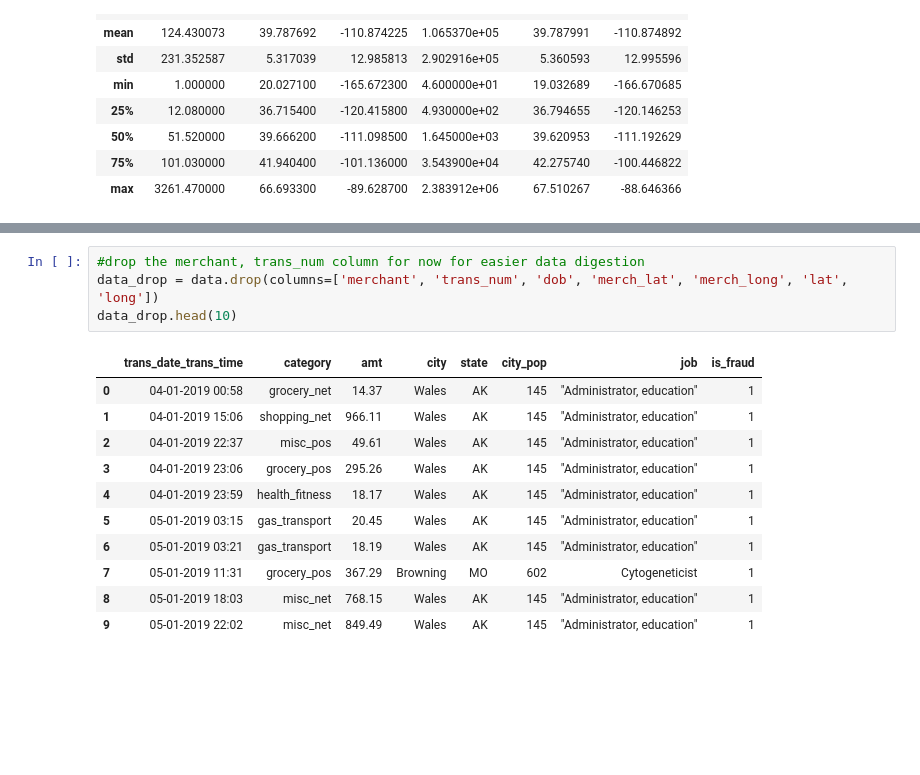
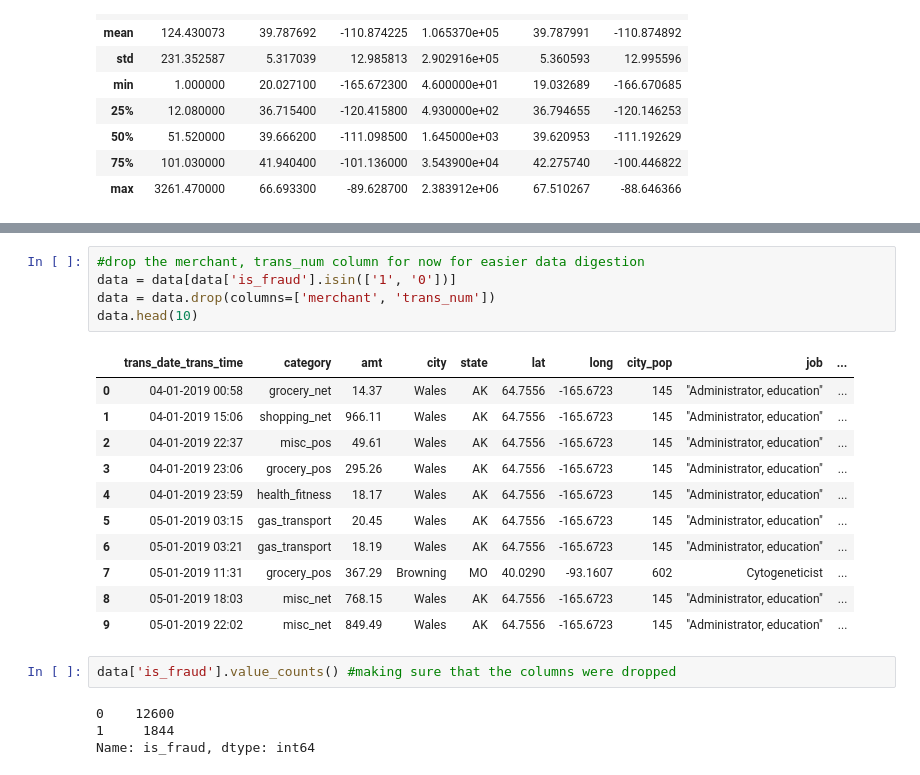
Before and after one commit to crouchbindcommit/credit-frauder, a Jupyter notebook: credit-card-fraud-detect.ipynb, the cells around one changed output, grey strips where cells are left out. Saved outputs shown, nothing was run; the diff lists cells and outputs as text; blank space fills up the shorter version.

```diff
--- a/credit-card-fraud-detect.ipynb
+++ b/credit-card-fraud-detect.ipynb
@@ -39,18 +85,25 @@ data.describe()
 # %%
 #drop the merchant, trans_num column for now for easier data digestion
-data_drop = data.drop(columns=['merchant', 'trans_num', 'dob', 'merch_lat', 'merch_long', 'lat', 'long'])
-data_drop.head(10)
+data = data[data['is_fraud'].isin(['1', '0'])]
+data = data.drop(columns=['merchant', 'trans_num'])
+data.head(10)
 # %% [output]
-|  | trans_date_trans_time | category | amt | city | state | city_pop | job | is_fraud |
-| 0 | 04-01-2019 00:58 | grocery_net | 14.37 | Wales | AK | 145 | "Administrator, education" | 1 |
-| 1 | 04-01-2019 15:06 | shopping_net | 966.11 | Wales | AK | 145 | "Administrator, education" | 1 |
-| 2 | 04-01-2019 22:37 | misc_pos | 49.61 | Wales | AK | 145 | "Administrator, education" | 1 |
-| 3 | 04-01-2019 23:06 | grocery_pos | 295.26 | Wales | AK | 145 | "Administrator, education" | 1 |
-| 4 | 04-01-2019 23:59 | health_fitness | 18.17 | Wales | AK | 145 | "Administrator, education" | 1 |
-| 5 | 05-01-2019 03:15 | gas_transport | 20.45 | Wales | AK | 145 | "Administrator, education" | 1 |
-| 6 | 05-01-2019 03:21 | gas_transport | 18.19 | Wales | AK | 145 | "Administrator, education" | 1 |
-| 7 | 05-01-2019 11:31 | grocery_pos | 367.29 | Browning | MO | 602 | Cytogeneticist | 1 |
-| 8 | 05-01-2019 18:03 | misc_net | 768.15 | Wales | AK | 145 | "Administrator, education" | 1 |
-| 9 | 05-01-2019 22:02 | misc_net | 849.49 | Wales | AK | 145 | "Administrator, education" | 1 |
+|  | trans_date_trans_time | category | amt | city | state | lat | long | city_pop | job | ... |
+| 0 | 04-01-2019 00:58 | grocery_net | 14.37 | Wales | AK | 64.7556 | -165.6723 | 145 | "Administrator, education" | ... |
+| 1 | 04-01-2019 15:06 | shopping_net | 966.11 | Wales | AK | 64.7556 | -165.6723 | 145 | "Administrator, education" | ... |
+| 2 | 04-01-2019 22:37 | misc_pos | 49.61 | Wales | AK | 64.7556 | -165.6723 | 145 | "Administrator, education" | ... |
+| 3 | 04-01-2019 23:06 | grocery_pos | 295.26 | Wales | AK | 64.7556 | -165.6723 | 145 | "Administrator, education" | ... |
+| 4 | 04-01-2019 23:59 | health_fitness | 18.17 | Wales | AK | 64.7556 | -165.6723 | 145 | "Administrator, education" | ... |
+| 5 | 05-01-2019 03:15 | gas_transport | 20.45 | Wales | AK | 64.7556 | -165.6723 | 145 | "Administrator, education" | ... |
+| 6 | 05-01-2019 03:21 | gas_transport | 18.19 | Wales | AK | 64.7556 | -165.6723 | 145 | "Administrator, education" | ... |
+| 7 | 05-01-2019 11:31 | grocery_pos | 367.29 | Browning | MO | 40.0290 | -93.1607 | 602 | Cytogeneticist | ... |
+| 8 | 05-01-2019 18:03 | misc_net | 768.15 | Wales | AK | 64.7556 | -165.6723 | 145 | "Administrator, education" | ... |
+| 9 | 05-01-2019 22:02 | misc_net | 849.49 | Wales | AK | 64.7556 | -165.6723 | 145 | "Administrator, education" | ... |
+# %%
+data['is_fraud'].value_counts() #making sure that the columns were dropped
+# %% [output]
+0    12600
+1     1844
+Name: is_fraud, dtype: int64
 # %%
 #seeing what percentage of transactions are fraud or valid
```
Also changed, not shown: parts of 27 cells of this notebook.
